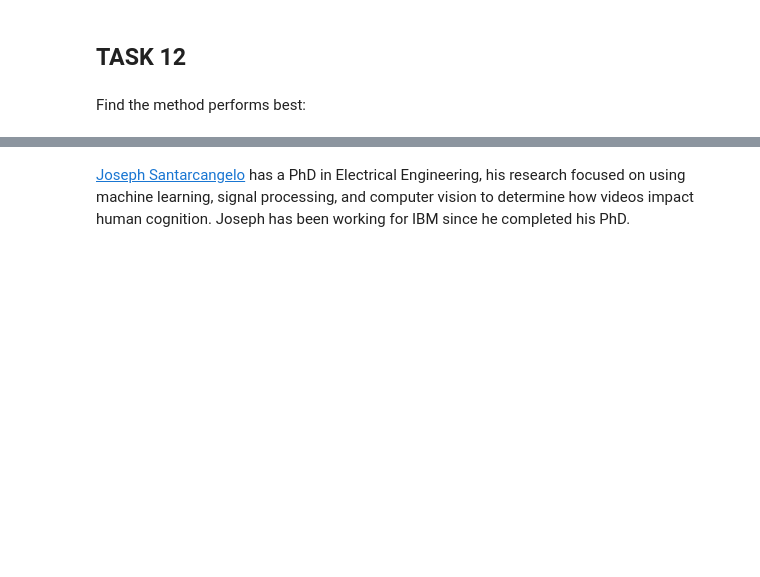
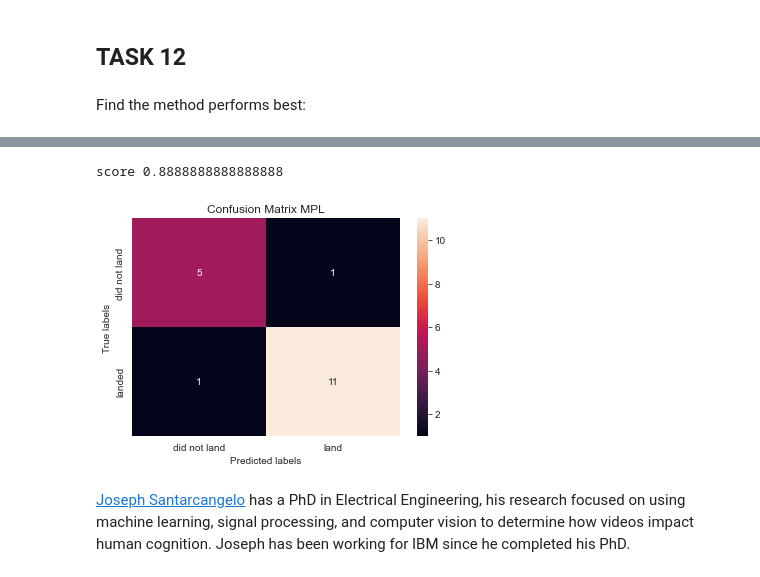
Before and after one commit to AlexSokolova/CapstoneIBM, a Jupyter notebook: Machine Learning Predictiont.ipynb, the cells around one changed output, grey strips where cells are left out. Cells and saved outputs as stored; diff of their text form; code cells hidden in the pictures; blank space fills up the shorter version.

```diff
--- a/Machine Learning Predictiont.ipynb
+++ b/Machine Learning Predictiont.ipynb
@@ -347,3 +383,21 @@ for p in ax.patches:
+# %%
+clf = MLPClassifier(activation='relu',alpha=1e-05, hidden_layer_sizes= (15,), max_iter= 300, random_state= 1, solver= 'sgd')
+
+
+
+clf.fit(X_train,Y_train)
+
+
+#print("accuracy :",clf.best_score_)
+
+
+print("score",clf.score(X_test,Y_test))
+
+yhat = clf.predict(X_test)
+plot_confusion_matrix(Y_test,yhat,'MPL')
+# %% [output]
+score 0.8888888888888888
+[figure, added]
 # %% [markdown]
 <a href="https://www.linkedin.com/in/joseph-s-50398b136/?utm_medium=Exinfluencer&utm_source=Exinfluencer&utm_content=000026UJ&utm_term=10006555&utm_id=NA-SkillsNetwork-Channel-SkillsNetworkCoursesIBMDS0321ENSkillsNetwork26802033-2021-01-01">Joseph Santarcangelo</a> has a PhD in Electrical Engineering, his research focused on using machine learning, signal processing, and computer vision to determine how videos impact human cognition. Joseph has been working for IBM since he completed his PhD.
 # %% [markdown]
```
Also changed, not shown: parts of 9 cells of this notebook, 4 other files.
